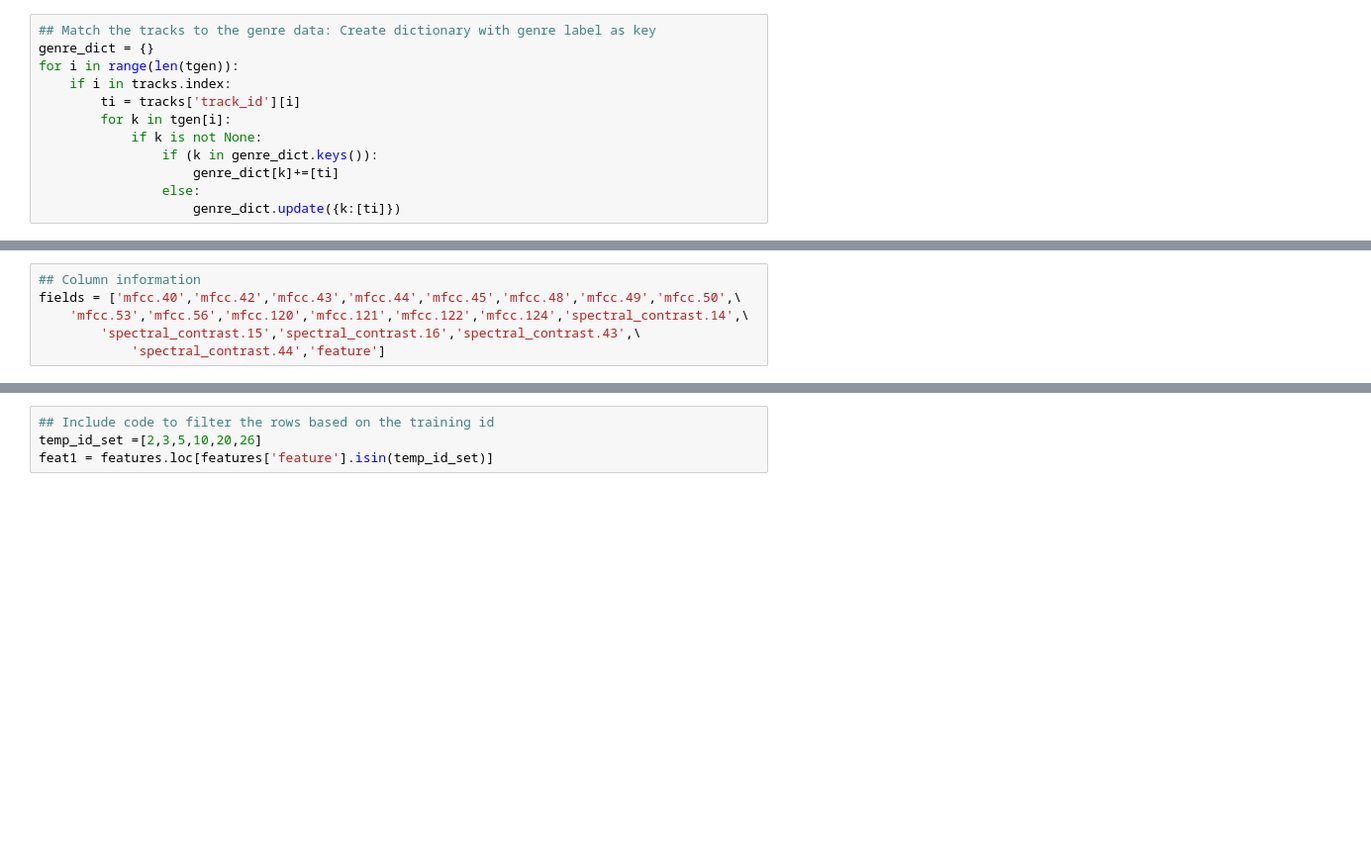
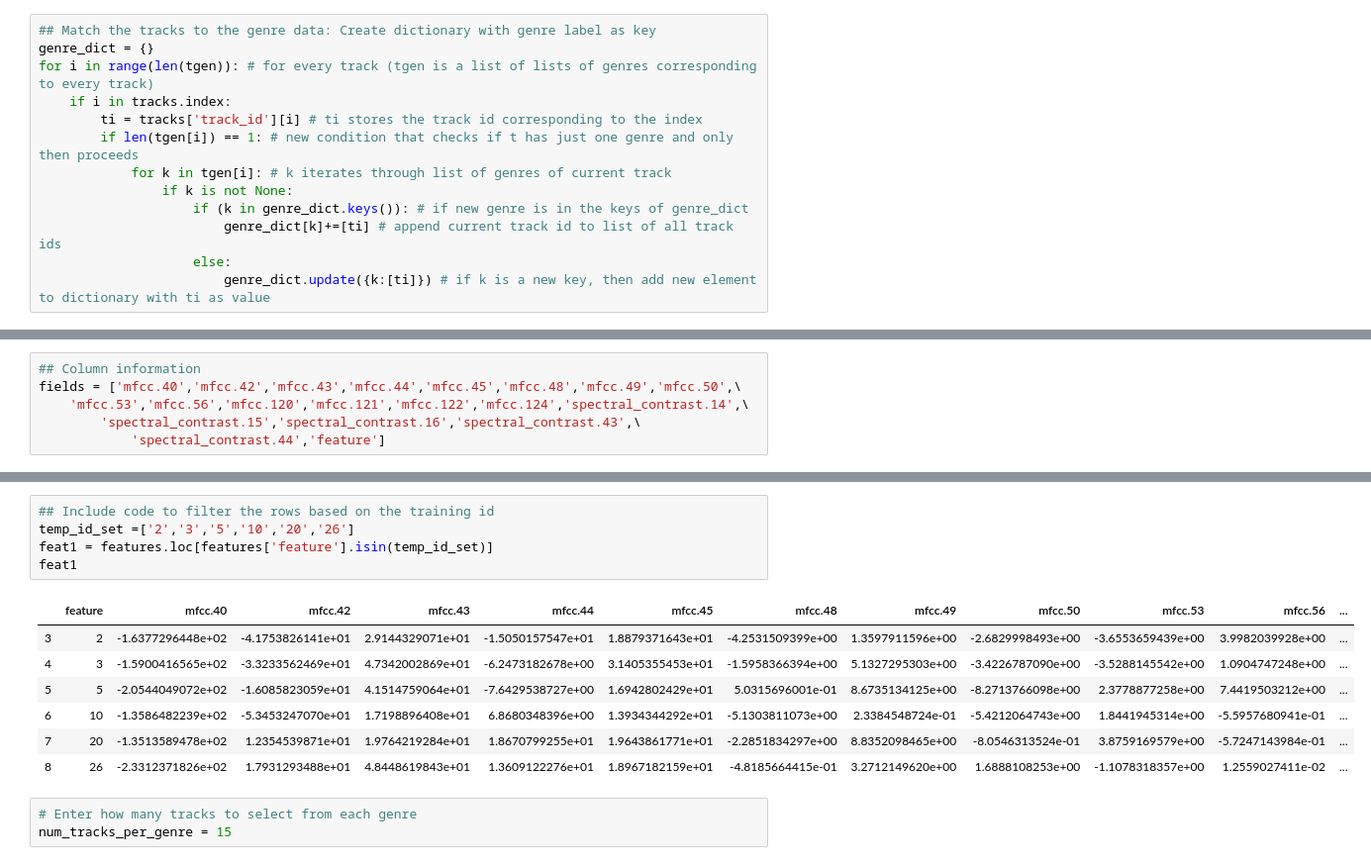
Before and after one commit to adityasant/ECE271Project, a Jupyter notebook: Local Codes and Notebooks/Classifier.ipynb, the cells around one changed output, grey strips where cells are left out. Shown at 99% size. Cells and saved outputs as stored; diff of their text form; blank space fills up the shorter version.

```diff
--- a/Local Codes and Notebooks/Classifier.ipynb
+++ b/Local Codes and Notebooks/Classifier.ipynb
@@ -30,14 +111,15 @@ tracks['genres']=tgen
 # %%
 ## Match the tracks to the genre data: Create dictionary with genre label as key
 genre_dict = {}
-for i in range(len(tgen)):
+for i in range(len(tgen)): # for every track (tgen is a list of lists of genres corresponding to every track)
     if i in tracks.index:
-        ti = tracks['track_id'][i]
-        for k in tgen[i]:
-            if k is not None:
-                if (k in genre_dict.keys()):
-                    genre_dict[k]+=[ti]
-                else:
-                    genre_dict.update({k:[ti]})
+        ti = tracks['track_id'][i] # ti stores the track id corresponding to the index
+        if len(tgen[i]) == 1: # new condition that checks if t has just one genre and only then proceeds
+            for k in tgen[i]: # k iterates through list of genres of current track
+                if k is not None:
+                    if (k in genre_dict.keys()): # if new genre is in the keys of genre_dict
+                        genre_dict[k]+=[ti] # append current track id to list of all track ids
+                    else:
+                        genre_dict.update({k:[ti]}) # if k is a new key, then add new element to dictionary with ti as value
 # %%
 ## Total number of samples for the different root genres
@@ -78,4 +181,16 @@ features['feature'] = feat_temp
 # %%
 ## Include code to filter the rows based on the training id
-temp_id_set =[2,3,5,10,20,26]
+temp_id_set =['2','3','5','10','20','26']
 feat1 = features.loc[features['feature'].isin(temp_id_set)]
+feat1
+# %% [output]
+|  | feature | mfcc.40 | mfcc.42 | mfcc.43 | mfcc.44 | mfcc.45 | mfcc.48 | mfcc.49 | mfcc.50 | mfcc.53 | mfcc.56 | ... |
+| 3 | 2 | -1.6377296448e+02 | -4.1753826141e+01 | 2.9144329071e+01 | -1.5050157547e+01 | 1.8879371643e+01 | -4.2531509399e+00 | 1.3597911596e+00 | -2.6829998493e+00 | -3.6553659439e+00 | 3.9982039928e+00 | ... |
+| 4 | 3 | -1.5900416565e+02 | -3.3233562469e+01 | 4.7342002869e+01 | -6.2473182678e+00 | 3.1405355453e+01 | -1.5958366394e+00 | 5.1327295303e+00 | -3.4226787090e+00 | -3.5288145542e+00 | 1.0904747248e+00 | ... |
+| 5 | 5 | -2.0544049072e+02 | -1.6085823059e+01 | 4.1514759064e+01 | -7.6429538727e+00 | 1.6942802429e+01 | 5.0315696001e-01 | 8.6735134125e+00 | -8.2713766098e+00 | 2.3778877258e+00 | 7.4419503212e+00 | ... |
+| 6 | 10 | -1.3586482239e+02 | -5.3453247070e+01 | 1.7198896408e+01 | 6.8680348396e+00 | 1.3934344292e+01 | -5.1303811073e+00 | 2.3384548724e-01 | -5.4212064743e+00 | 1.8441945314e+00 | -5.5957680941e-01 | ... |
+| 7 | 20 | -1.3513589478e+02 | 1.2354539871e+01 | 1.9764219284e+01 | 1.8670799255e+01 | 1.9643861771e+01 | -2.2851834297e+00 | 8.8352098465e+00 | -8.0546313524e-01 | 3.8759169579e+00 | -5.7247143984e-01 | ... |
+| 8 | 26 | -2.3312371826e+02 | 1.7931293488e+01 | 4.8448619843e+01 | 1.3609122276e+01 | 1.8967182159e+01 | -4.8185664415e-01 | 3.2712149620e+00 | 1.6888108253e+00 | -1.1078318357e+00 | 1.2559027411e-02 | ... |
+# %%
+# Enter how many tracks to select from each genre
+num_tracks_per_genre = 15
```
Also changed, not shown: parts of 32 cells of this notebook.
